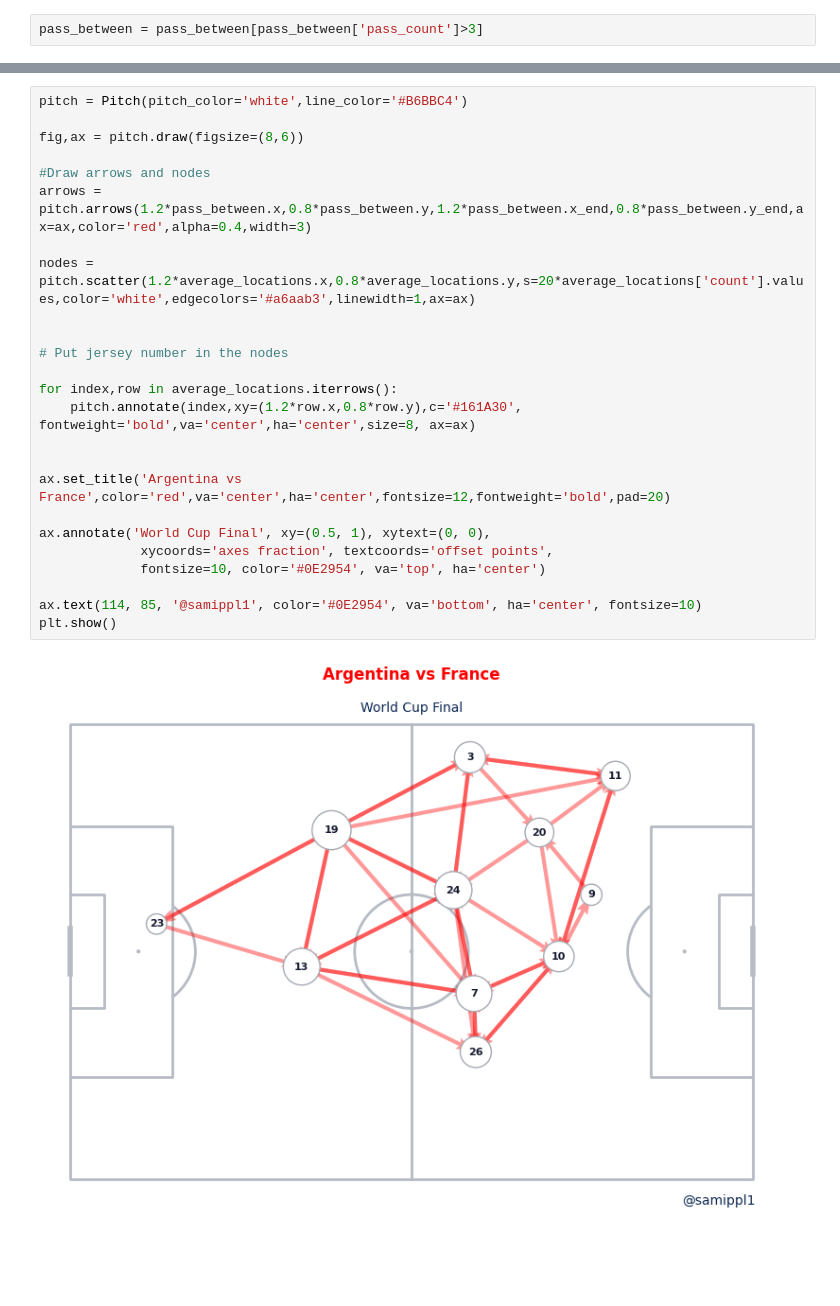
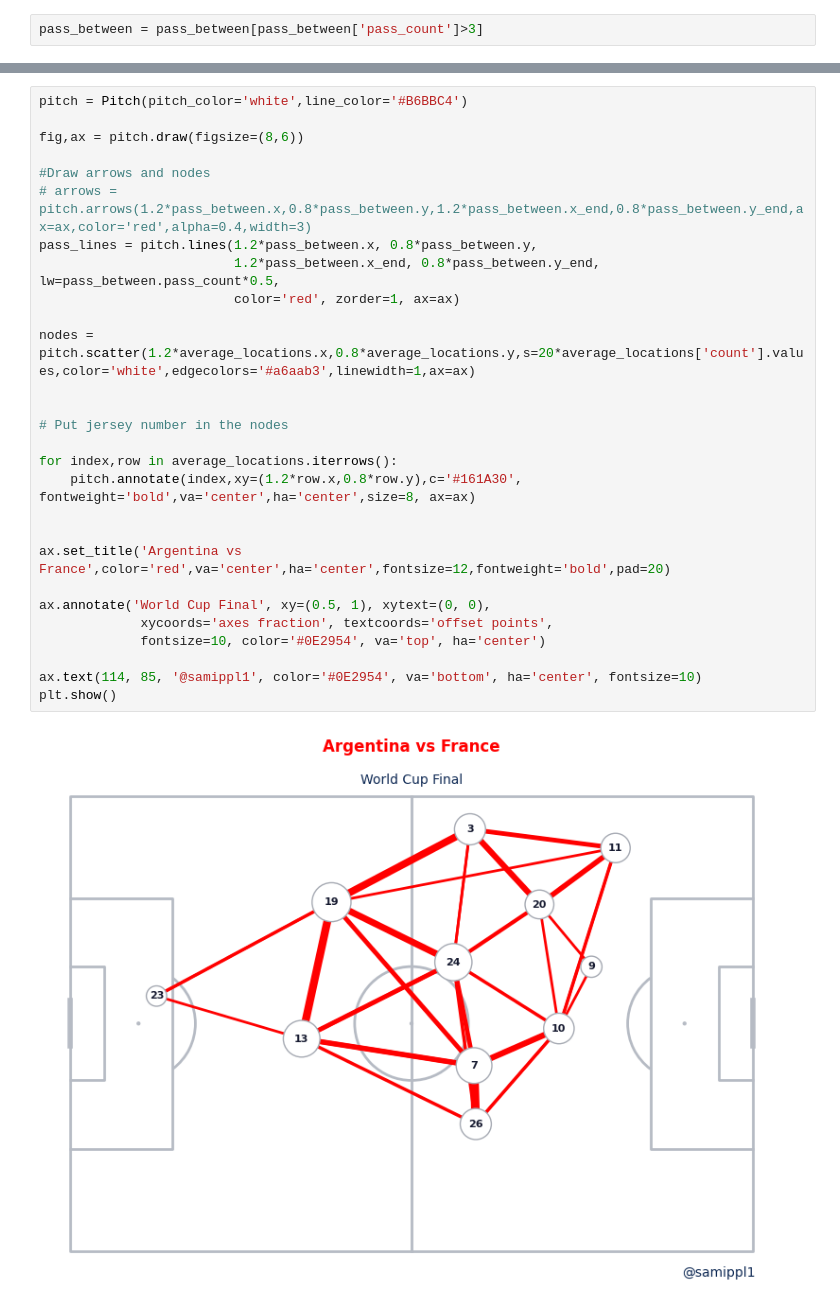
Before and after one commit to lamsalsamip1/Football-Pass-Maps, a Jupyter notebook: Video.ipynb, the cells around one changed output, grey strips where cells are left out. Cells and saved outputs as stored; diff of their text form; blank space fills up the shorter version.

```diff
--- a/Video.ipynb
+++ b/Video.ipynb
@@ -349,27 +270,30 @@ pass_between.head()
 # %%
 pitch = Pitch(pitch_color='white',line_color='#B6BBC4')
 
 fig,ax = pitch.draw(figsize=(8,6))
 
 #Draw arrows and nodes
-arrows = pitch.arrows(1.2*pass_between.x,0.8*pass_between.y,1.2*pass_between.x_end,0.8*pass_between.y_end,ax=ax,color='red',alpha=0.4,width=3)
+# arrows = pitch.arrows(1.2*pass_between.x,0.8*pass_between.y,1.2*pass_between.x_end,0.8*pass_between.y_end,ax=ax,color='red',alpha=0.4,width=3)
+pass_lines = pitch.lines(1.2*pass_between.x, 0.8*pass_between.y,
+                         1.2*pass_between.x_end, 0.8*pass_between.y_end, lw=pass_between.pass_count*0.5,
+                         color='red', zorder=1, ax=ax)
 
 nodes = pitch.scatter(1.2*average_locations.x,0.8*average_locations.y,s=20*average_locations['count'].values,color='white',edgecolors='#a6aab3',linewidth=1,ax=ax)
 
 
 # Put jersey number in the nodes
 
 for index,row in average_locations.iterrows():
     pitch.annotate(index,xy=(1.2*row.x,0.8*row.y),c='#161A30', fontweight='bold',va='center',ha='center',size=8, ax=ax)
 
 
 ax.set_title('Argentina vs France',color='red',va='center',ha='center',fontsize=12,fontweight='bold',pad=20)
 
 ax.annotate('World Cup Final', xy=(0.5, 1), xytext=(0, 0),
              xycoords='axes fraction', textcoords='offset points',
              fontsize=10, color='#0E2954', va='top', ha='center')
 
 ax.text(114, 85, '@samippl1', color='#0E2954', va='bottom', ha='center', fontsize=10)
 plt.show()
 # %% [output]
-[figure, old version]
+[figure, new version]
```
Also changed, not shown: parts of 7 cells of this notebook, 1 other file.
